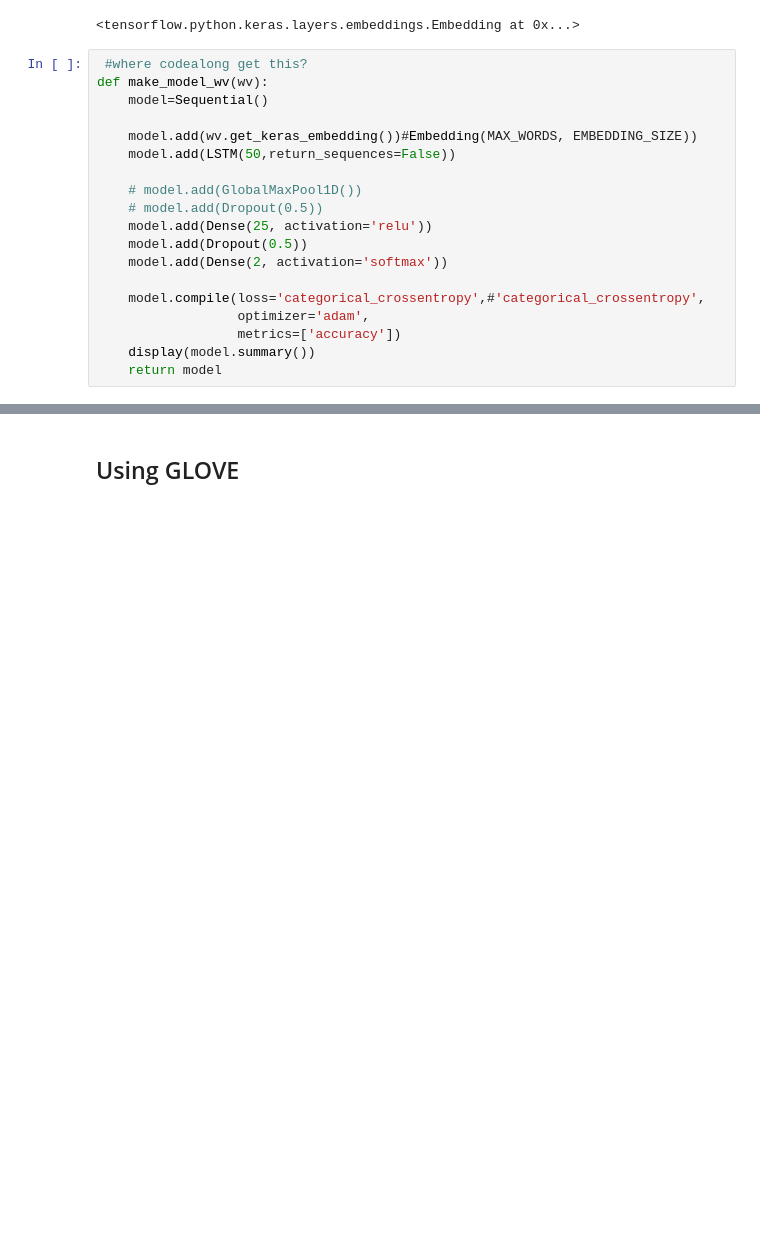
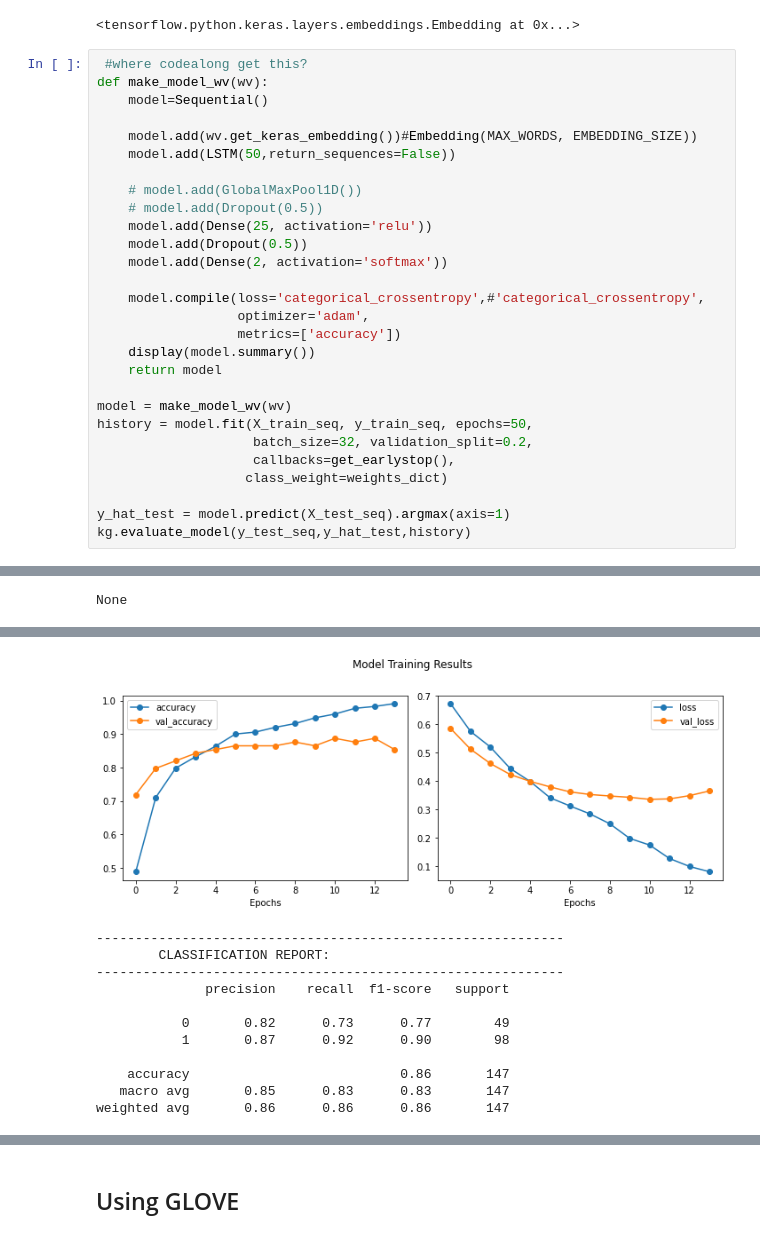
Before and after one commit to learn-co-curriculum/aug-ds-ft-2020-notebooks, a Jupyter notebook: capstone/deep_nlp_revisted_01062021/deep_nlp_revisited.ipynb, the cells around one changed output, grey strips where cells are left out. Saved outputs shown, nothing was run; the diff lists cells and outputs as text; blank space fills up the shorter version.

```diff
--- a/capstone/deep_nlp_revisted_01062021/deep_nlp_revisited.ipynb
+++ b/capstone/deep_nlp_revisted_01062021/deep_nlp_revisited.ipynb
@@ -747,3 +805,13 @@ def make_model_wv(wv):
                   metrics=['accuracy'])
     display(model.summary())
     return model
+
+model = make_model_wv(wv)
+history = model.fit(X_train_seq, y_train_seq, epochs=50,
+                    batch_size=32, validation_split=0.2,
+                    callbacks=get_earlystop(),
+                   class_weight=weights_dict)
+
+y_hat_test = model.predict(X_test_seq).argmax(axis=1)
+kg.evaluate_model(y_test_seq,y_hat_test,history)
+# %% [output]
@@ -749,0 +836 @@ def make_model_wv(wv):
+None
@@ -749,0 +854,12 @@ def make_model_wv(wv):
+[figure, added]
+------------------------------------------------------------
+        CLASSIFICATION REPORT:
+------------------------------------------------------------
+              precision    recall  f1-score   support
+
+           0       0.82      0.73      0.77        49
+           1       0.87      0.92      0.90        98
+
+    accuracy                           0.86       147
+   macro avg       0.85      0.83      0.83       147
+weighted avg       0.86      0.86      0.86       147
```
Also changed, not shown: parts of 87 cells of this notebook, 1 other file.
